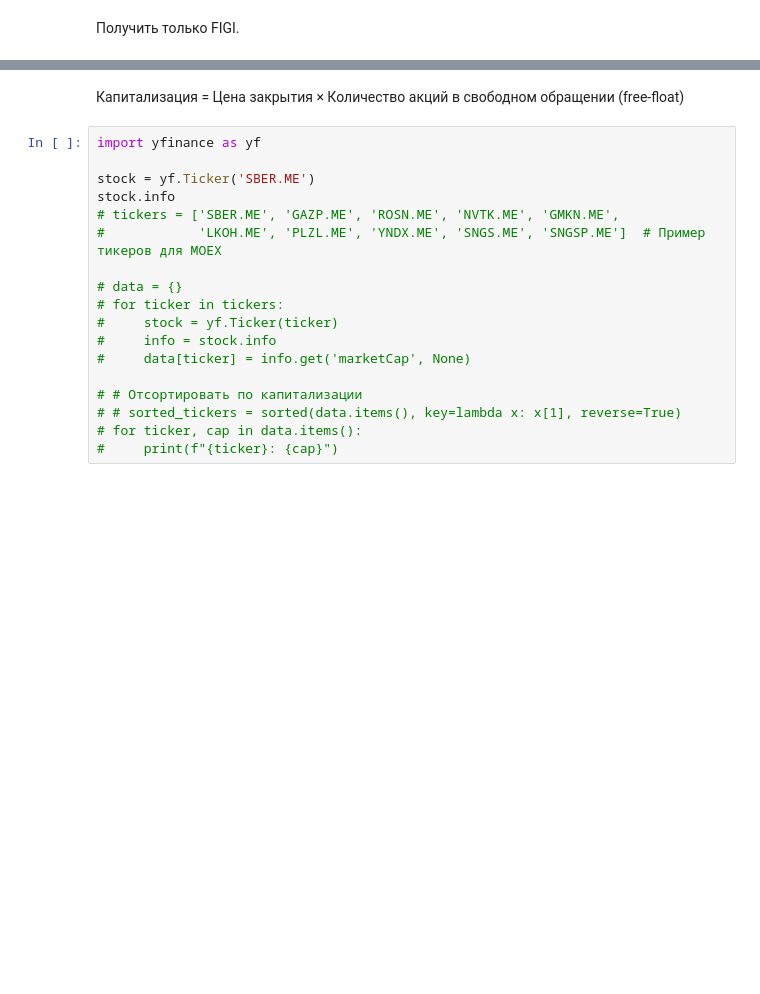
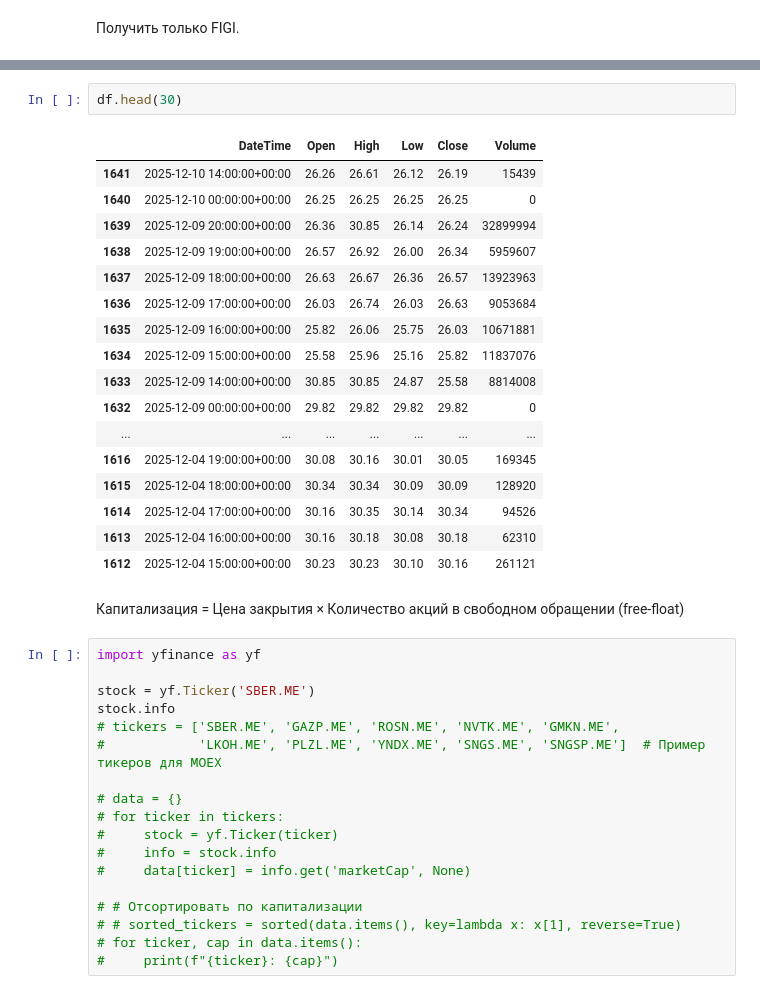
Before and after one commit to JayRox73/Deep_Learning_Trading_Strategy_for_Russian_Stock_Market, a Jupyter notebook: dataset_formation.ipynb, the cells around one changed output, grey strips where cells are left out. Cells and saved outputs as stored; diff of their text form; blank space fills up the shorter version.

```diff
--- a/dataset_formation.ipynb
+++ b/dataset_formation.ipynb
@@ -220,3 +544,23 @@ NameError: name 'df' is not defined
+# %%
+df.head(30)
+# %% [output]
+|  | DateTime | Open | High | Low | Close | Volume |
+| 1641 | 2025-12-10 14:00:00+00:00 | 26.26 | 26.61 | 26.12 | 26.19 | 15439 |
+| 1640 | 2025-12-10 00:00:00+00:00 | 26.25 | 26.25 | 26.25 | 26.25 | 0 |
+| 1639 | 2025-12-09 20:00:00+00:00 | 26.36 | 30.85 | 26.14 | 26.24 | 32899994 |
+| 1638 | 2025-12-09 19:00:00+00:00 | 26.57 | 26.92 | 26.00 | 26.34 | 5959607 |
+| 1637 | 2025-12-09 18:00:00+00:00 | 26.63 | 26.67 | 26.36 | 26.57 | 13923963 |
+| 1636 | 2025-12-09 17:00:00+00:00 | 26.03 | 26.74 | 26.03 | 26.63 | 9053684 |
+| 1635 | 2025-12-09 16:00:00+00:00 | 25.82 | 26.06 | 25.75 | 26.03 | 10671881 |
+| 1634 | 2025-12-09 15:00:00+00:00 | 25.58 | 25.96 | 25.16 | 25.82 | 11837076 |
+| 1633 | 2025-12-09 14:00:00+00:00 | 30.85 | 30.85 | 24.87 | 25.58 | 8814008 |
+| 1632 | 2025-12-09 00:00:00+00:00 | 29.82 | 29.82 | 29.82 | 29.82 | 0 |
+| ... | ... | ... | ... | ... | ... | ... |
+| 1616 | 2025-12-04 19:00:00+00:00 | 30.08 | 30.16 | 30.01 | 30.05 | 169345 |
+| 1615 | 2025-12-04 18:00:00+00:00 | 30.34 | 30.34 | 30.09 | 30.09 | 128920 |
+| 1614 | 2025-12-04 17:00:00+00:00 | 30.16 | 30.35 | 30.14 | 30.34 | 94526 |
+| 1613 | 2025-12-04 16:00:00+00:00 | 30.16 | 30.18 | 30.08 | 30.18 | 62310 |
+| 1612 | 2025-12-04 15:00:00+00:00 | 30.23 | 30.23 | 30.10 | 30.16 | 261121 |
 # %% [markdown]
 Капитализация = Цена закрытия × Количество акций в свободном обращении (free-float)
 # %%
```
Also changed, not shown: parts of 15 cells of this notebook, 1 other file.
